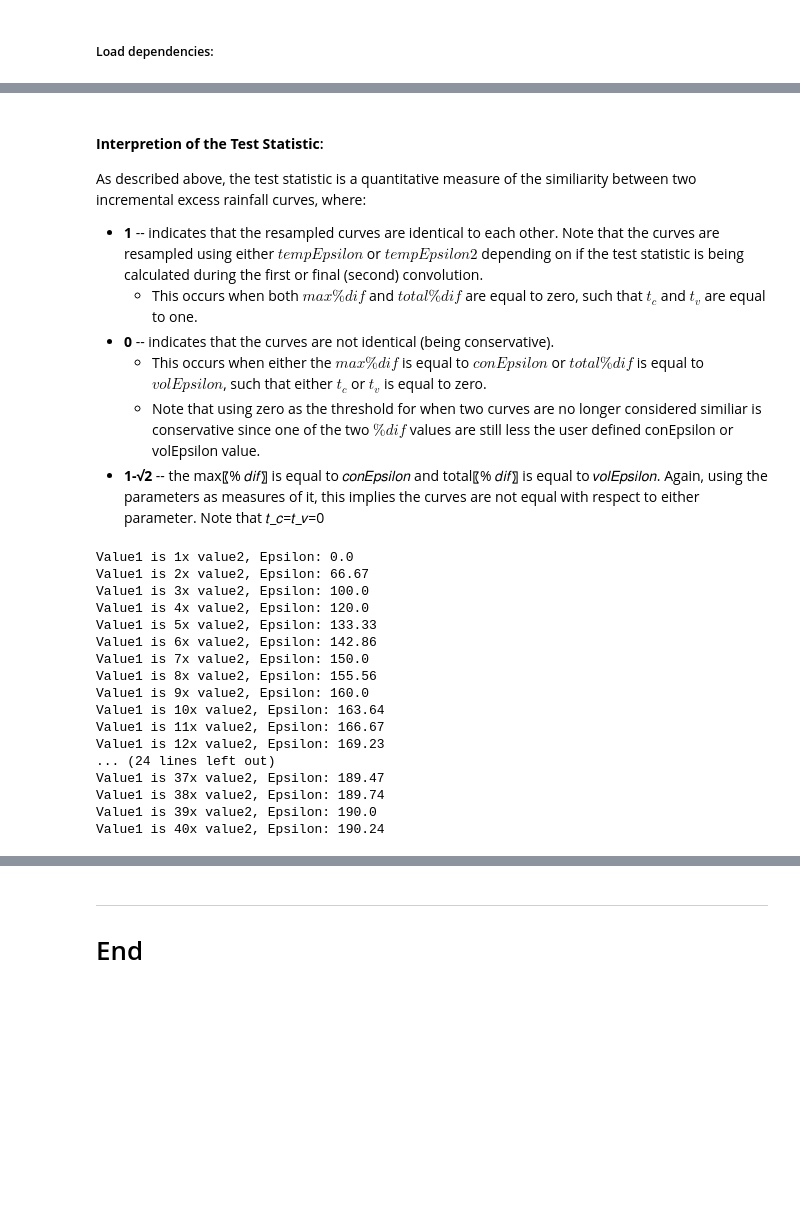
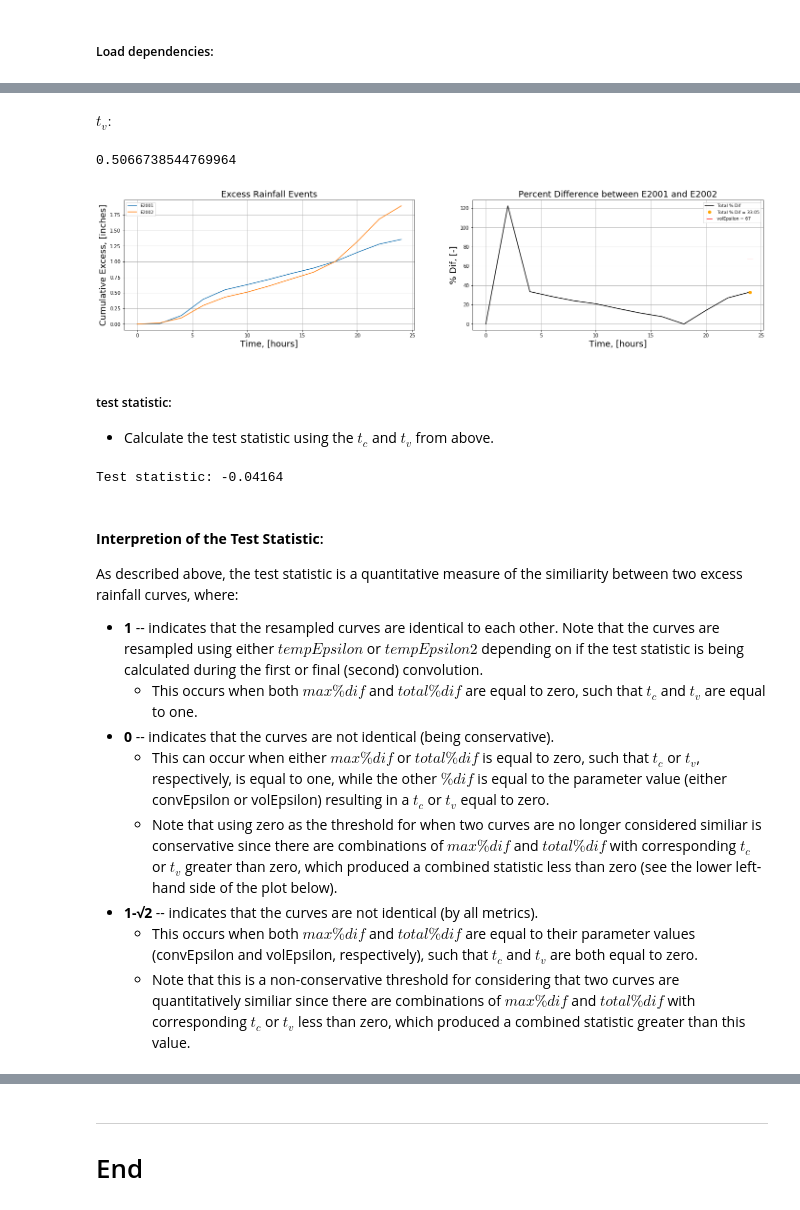
Before and after one commit to Dewberry/pfra-hydromet, a Jupyter notebook: Convolution_Parameters.ipynb, the cells around one changed output, grey strips where cells are left out. Drawn from its saved outputs; the diff is of its cells as text; code cells hidden in the pictures; blank space fills up the shorter version.

Commit message:
Finish writing convolution_parameters notebook

```diff
--- a/Convolution_Parameters.ipynb
+++ b/Convolution_Parameters.ipynb
@@ -167,9 +119,28 @@ volEpsilon = 67
+# %%
+volEpsilon = 67
+
+t_v = plot_volEpsilon(events, event_of_interest, event_of_interest2, duration, tempEpsilon, volEpsilon)
+# %% [output]
+$t_v:$
+0.5066738544769964
+[figure, added]
+# %% [markdown]
+##### test statistic:
+- Calculate the test statistic using the $t_c$ and $t_v$ from above.
+# %%
+test = np.round(1 - np.sqrt((t_c-1)**2+(t_v-1)**2), 6)
+
+print('Test statistic:', test)
+# %% [output]
+Test statistic: -0.04164
 # %% [markdown]
 #### __Interpretion of the Test Statistic__:
-As described above, the test statistic is a quantitative measure of the similiarity between two incremental excess rainfall curves, where:
+As described above, the test statistic is a quantitative measure of the similiarity between two excess rainfall curves, where:
 - __1__ -- indicates that the resampled curves are identical to each other. Note that the curves are resampled using either $tempEpsilon$ or $tempEpsilon2$ depending on if the test statistic is being calculated during the first or final (second) convolution.
    - This occurs when both $max⁡\%dif$ and $total⁡\%dif$ are equal to zero, such that $t_c$ and $t_v$ are equal to one.
 - __0__ -- indicates that the curves are not identical (being conservative).
-    - This occurs when either the $max⁡\%dif$  is equal to $conEpsilon$ or $total⁡\%dif$ is equal to $volEpsilon$, such that either $t_c$ or $t_v$ is equal to zero.
-    - Note that using zero as the threshold for when two curves are no longer considered similiar is conservative since one of the two $\%dif$ values are still less the user defined conEpsilon or volEpsilon value.
-- __1-√2__ -- the max⁡〖% 𝑑𝑖𝑓〗 is equal to 𝑐𝑜𝑛𝐸𝑝𝑠𝑖𝑙𝑜𝑛 and  total⁡〖% 𝑑𝑖𝑓〗 is equal to 𝑣𝑜𝑙𝐸𝑝𝑠𝑖𝑙𝑜𝑛. Again, using the parameters as measures of it, this implies the curves are not equal with respect to either parameter. Note that 𝑡_𝑐=𝑡_𝑣=0
+    - This can occur when either $max⁡\%dif$ or $total⁡\%dif$ is equal to zero, such that $t_c$ or $t_v$, respectively, is equal to one, while the other $\%dif$ is equal to the parameter value (either convEpsilon or volEpsilon) resulting in a $t_c$ or $t_v$ equal to zero.
+    - Note that using zero as the threshold for when two curves are no longer considered similiar is conservative since there are combinations of $max⁡\%dif$ and $total⁡\%dif$ with corresponding $t_c$ or $t_v$ greater than zero, which produced a combined statistic less than zero (see the lower left-hand side of the plot below).
+- __1-√2__ -- indicates that the curves are not identical (by all metrics).
+    - This occurs when both $max⁡\%dif$ and $total⁡\%dif$ are equal to their parameter values (convEpsilon and volEpsilon, respectively), such that $t_c$ and $t_v$ are both equal to zero.
+    - Note that this is a non-conservative threshold for considering that two curves are quantitatively similiar since there are combinations of $max⁡\%dif$ and $total⁡\%dif$ with corresponding $t_c$ or $t_v$ less than zero, which produced a combined statistic greater than this value.
@@ -185,27 +146,0 @@ for i in tc:
-# %%
-x = np.arange(1,41)
-
-v1 = 1.0
-
-for i in x:
-    v2 = i
-    pdiff = np.abs(v1-v2)/((v1+v2)/2)*100.0
-    print('Value1 is {}x value2,'.format(i), 'Epsilon:',np.around(pdiff,2))
-# %% [output]
-Value1 is 1x value2, Epsilon: 0.0
-Value1 is 2x value2, Epsilon: 66.67
-Value1 is 3x value2, Epsilon: 100.0
-Value1 is 4x value2, Epsilon: 120.0
-Value1 is 5x value2, Epsilon: 133.33
-Value1 is 6x value2, Epsilon: 142.86
-Value1 is 7x value2, Epsilon: 150.0
-Value1 is 8x value2, Epsilon: 155.56
-Value1 is 9x value2, Epsilon: 160.0
-Value1 is 10x value2, Epsilon: 163.64
-Value1 is 11x value2, Epsilon: 166.67
-Value1 is 12x value2, Epsilon: 169.23
-... (24 lines left out)
-Value1 is 37x value2, Epsilon: 189.47
-Value1 is 38x value2, Epsilon: 189.74
-Value1 is 39x value2, Epsilon: 190.0
-Value1 is 40x value2, Epsilon: 190.24
```
Also changed, not shown: parts of 20 cells of this notebook, 2 other files.
